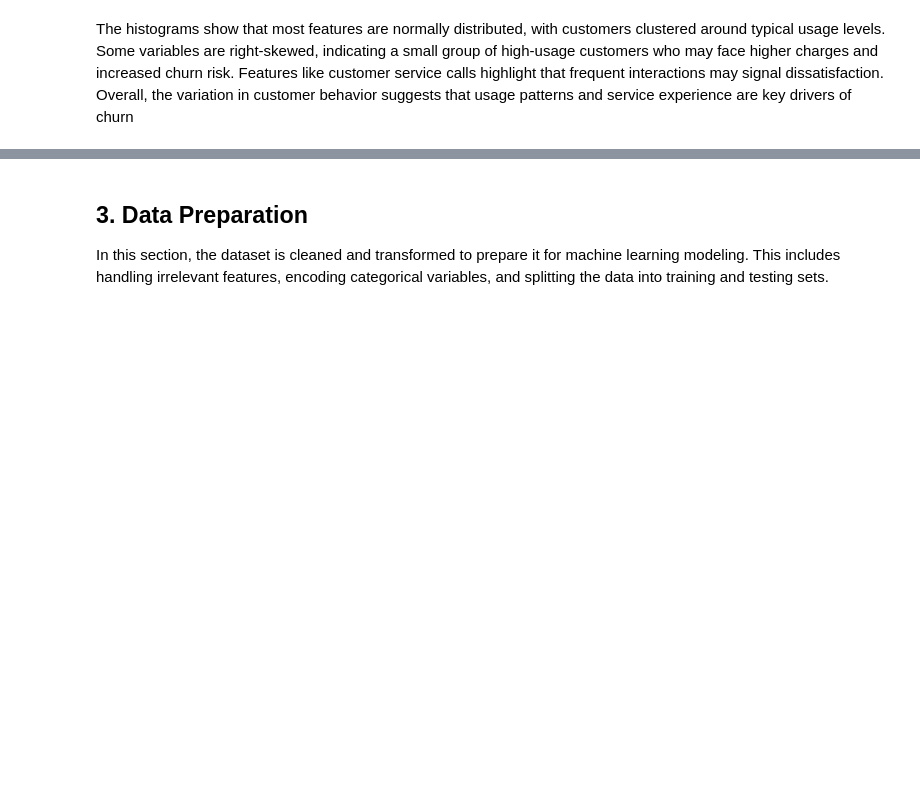
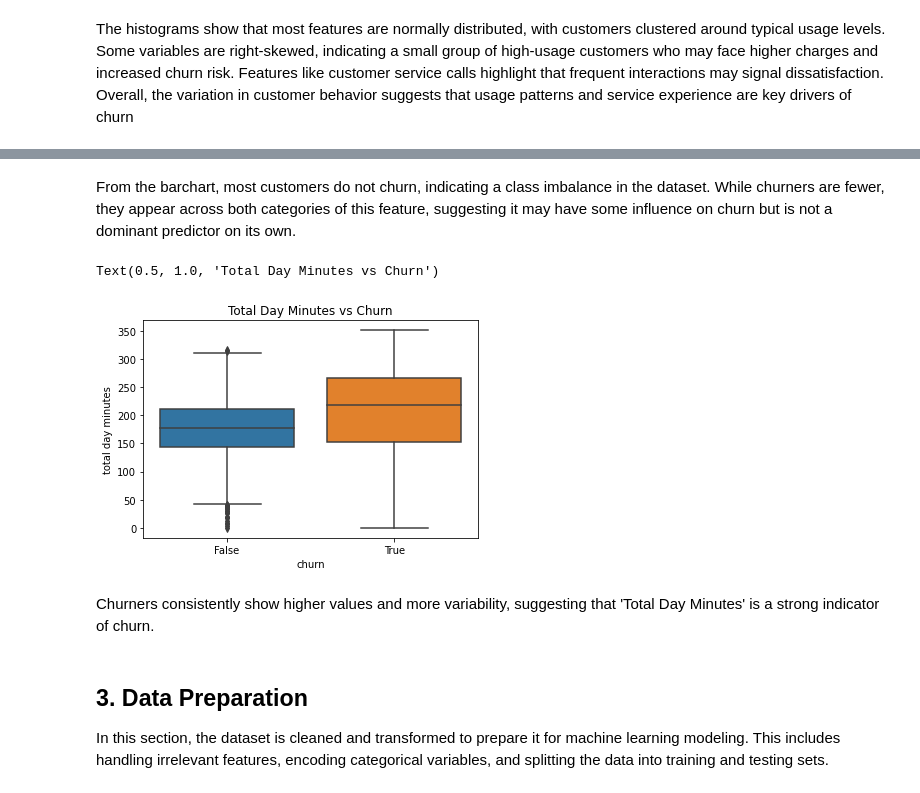
Before and after one commit to byegond-beep/Predicting-Customer-Churn-at-SyriaTel-Using-Machine-Learning, a Jupyter notebook: SyrialTel _Churn_Prediction.ipynb, the cells around one changed output, grey strips where cells are left out. Saved outputs shown, nothing was run; the diff lists cells and outputs as text; code cells hidden in the pictures; blank space fills up the shorter version.

```diff
--- a/SyrialTel _Churn_Prediction.ipynb
+++ b/SyrialTel _Churn_Prediction.ipynb
@@ -184,3 +210,13 @@ The dataset is imbalanced, with more non-churners than churners. This is likely
+# %% [markdown]
+From the barchart, most customers do not churn, indicating a class imbalance in the dataset. While churners are fewer, they appear across both categories of this feature, suggesting it may have some influence on churn but is not a dominant predictor on its own.
+# %%
+sns.boxplot(x='churn', y='total day minutes', data=df)
+plt.title('Total Day Minutes vs Churn')
+# %% [output]
+Text(0.5, 1.0, 'Total Day Minutes vs Churn')
+[figure, added]
+# %% [markdown]
+Churners consistently show higher values and more variability, suggesting that 'Total Day Minutes' is a strong indicator of churn.
 # %% [markdown]
 ## 3. Data Preparation
 
```
Also changed, not shown: parts of 18 cells of this notebook.
